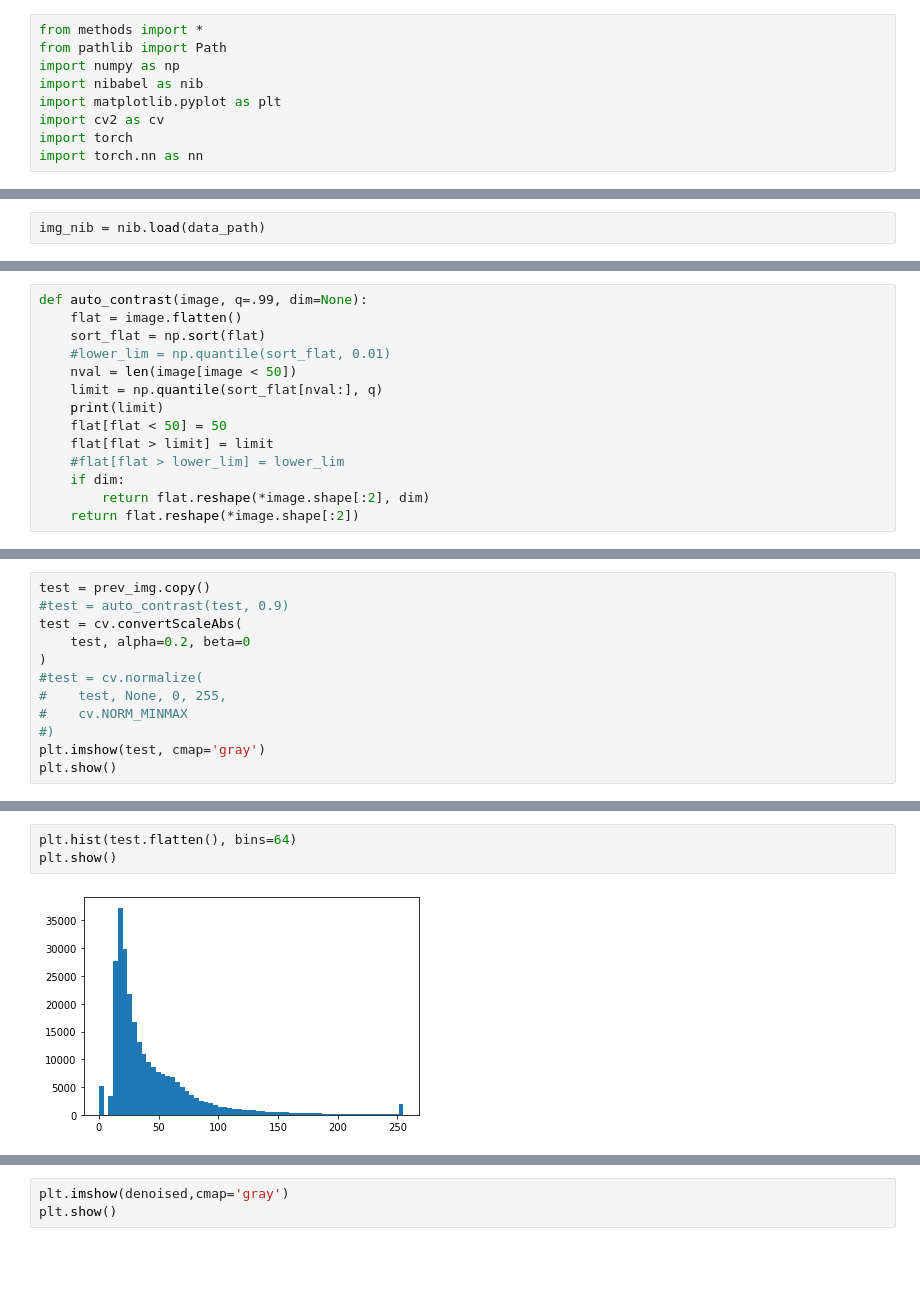
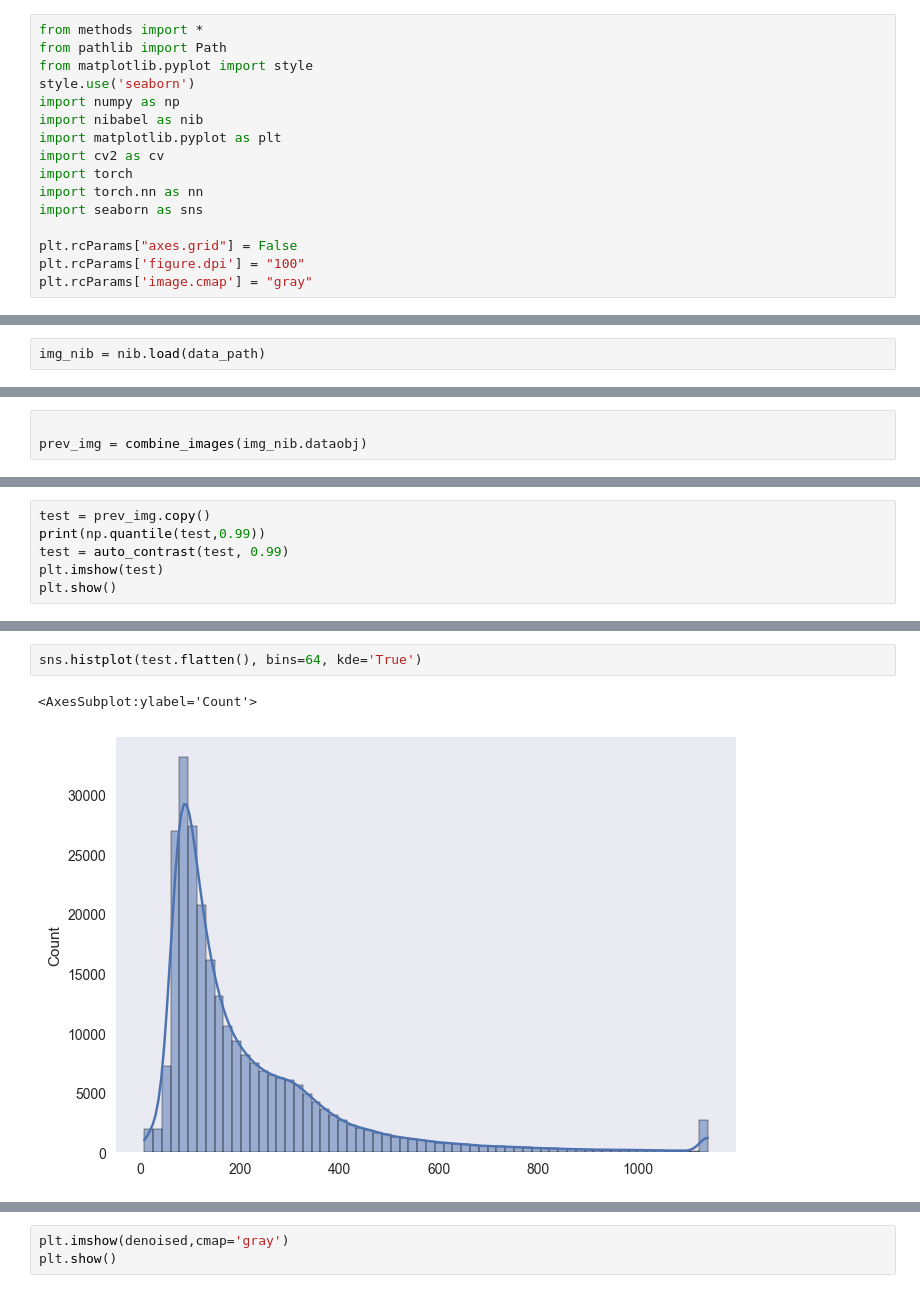
Before and after one commit to DavidLegarreSaavedra1/Deep-learning-methods-for-MRI-coil-channel-optimization, a Jupyter notebook: ROVir/scan.ipynb, the cells around one changed output, grey strips where cells are left out. Cells and saved outputs as stored; diff of their text form; blank space fills up the shorter version.

```diff
--- a/ROVir/scan.ipynb
+++ b/ROVir/scan.ipynb
@@ -1,12 +1,19 @@
 # %%
 from methods import *
 from pathlib import Path
+from matplotlib.pyplot import style
+style.use('seaborn')
 import numpy as np
 import nibabel as nib
 import matplotlib.pyplot as plt
 import cv2 as cv
 import torch
 import torch.nn as nn
+import seaborn as sns
+
+plt.rcParams["axes.grid"] = False
+plt.rcParams['figure.dpi'] = "100"
+plt.rcParams['image.cmap'] = "gray"
 # %%
 data_path = (Path.cwd() / 'data' / 'Slice44-AllChannels.nii').as_posix()
 # %%
@@ -27,14 +34,3 @@ plt.show()
-# %%
-def auto_contrast(image, q=.99, dim=None):
-    flat = image.flatten()
-    sort_flat = np.sort(flat)
-    #lower_lim = np.quantile(sort_flat, 0.01)
-    nval = len(image[image < 50])
-    limit = np.quantile(sort_flat[nval:], q)
-    print(limit)
-    flat[flat < 50] = 50
-    flat[flat > limit] = limit
-    #flat[flat > lower_lim] = lower_lim
-    if dim:
-        return flat.reshape(*image.shape[:2], dim)
-    return flat.reshape(*image.shape[:2])
+# %%
+
+prev_img = combine_images(img_nib.dataobj)
@@ -41,13 +45,7 @@ def auto_contrast(image, q=.99, dim=None):
 # %%
 test = prev_img.copy()
-#test = auto_contrast(test, 0.9)
-test = cv.convertScaleAbs(
-    test, alpha=0.2, beta=0
-)
-#test = cv.normalize(
-#    test, None, 0, 255,
-#    cv.NORM_MINMAX
-#)
-plt.imshow(test, cmap='gray')
+print(np.quantile(test,0.99))
+test = auto_contrast(test, 0.99)
+plt.imshow(test)
 plt.show()
 # %% [output]
@@ -55,5 +55,5 @@ plt.show()
 # %%
-plt.hist(test.flatten(), bins=64)
-plt.show()
+sns.histplot(test.flatten(), bins=64, kde='True')
 # %% [output]
+<AxesSubplot:ylabel='Count'>
-[figure, old version]
+[figure, new version]
```
Also changed, not shown: parts of 12 cells of this notebook, 11 other files.
